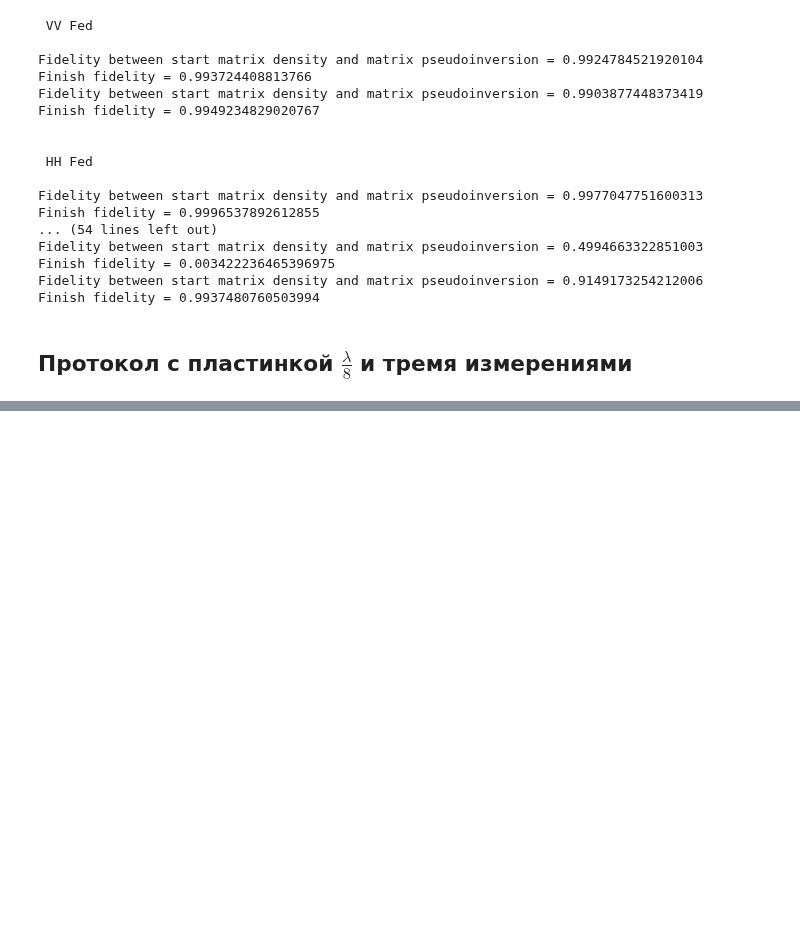
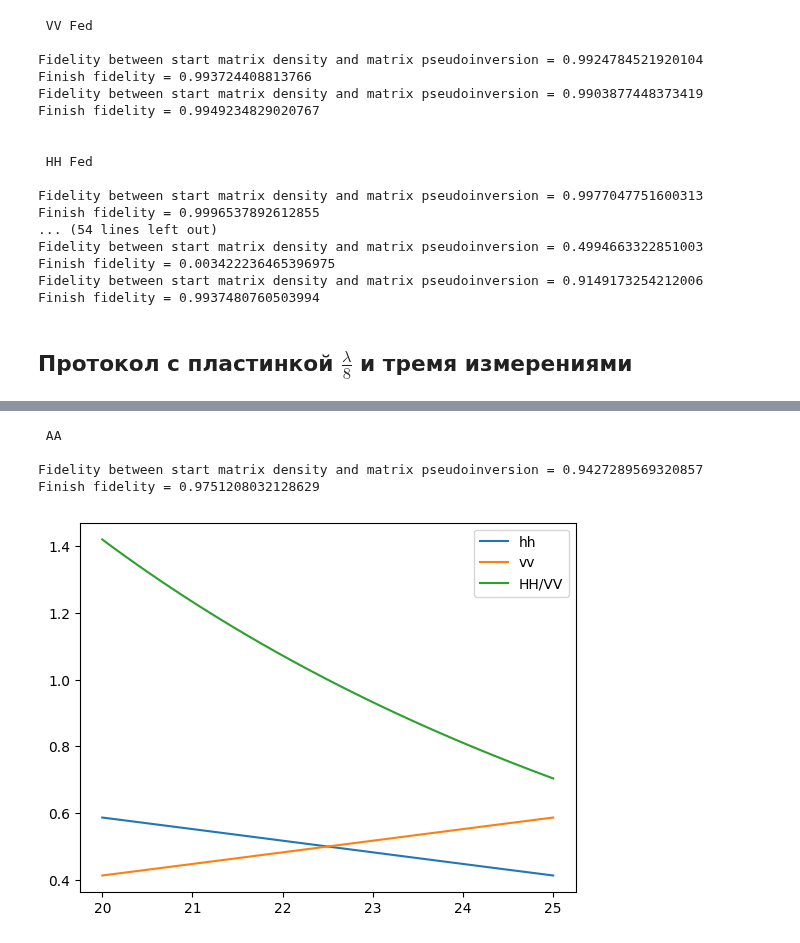
Before and after one commit to Denis-chupa/Quantum_tools, a Jupyter notebook: Tomography/src/research_data/result_expirement_qutrit.ipynb, the cells around one changed output, grey strips where cells are left out. Saved outputs shown, nothing was run; the diff lists cells and outputs as text; code cells hidden in the pictures; blank space fills up the shorter version.

```diff
--- a/Tomography/src/research_data/result_expirement_qutrit.ipynb
+++ b/Tomography/src/research_data/result_expirement_qutrit.ipynb
@@ -2176,0 +2552,54 @@ array([[0.3017767 ],
+# %%
+print("\n\n AA  \n")
+# # 20 повторения по 10с при HWP_p под 0
+# Noise
+# 0.2 18.1 172.9
+# 197.75 12.85 0.05
+# Калибровка  51.2 100.1 38.6 под 21 градусом
+
+n_hh = 0 / 172.9
+n_hv_1 = 0 / 172.9
+n_hv_2 = 0 / 264
+n_vv = 0 / 197.75
+
+
+sigma1 = 30.2 - 59.6 * n_hh
+sigma2 = (44.2 - 63.6 * n_hv_1 - 59.6 * n_hv_2) / 2
+sigma3 = 8.6 - 63.6 * n_vv
+
+phh = Start_protocol.dd
+# st =  U_2(45 * pi / 180) @ array([1, 0])
+# phh = Gl_2(22.5 * pi / 180)  @  array([[st[1]], [0], [st[0]]])
+khh = array([
+22.2 - 11 * n_hh, 40.6 - 167.1 * n_hv_1 - 11 * n_hv_2, 12 - 167.1 * n_vv,
+35.8 - 11.4 * n_hh, 43 - 151.7  * n_hv_1 - 11.4 * n_hv_2, 7.6 - 151.7  * n_vv,
+33 - 11.4 * n_hh, 40 - 151.7  * n_hv_1 - 11.4 * n_hv_2, 10.6 - 151.7  * n_vv
+])
+Start_protocol.experiment(khh, phh, sigma1, sigma2, sigma3, rank)
+# %% [output]
+ AA
+
+Fidelity between start matrix density and matrix pseudoinversion = 0.9427289569320857
+Finish fidelity = 0.9751208032128629
+# %%
+from numpy import linspace
+import matplotlib.pyplot as plt
+
+x = linspace(20,25,100)
+hh_list = []
+vv_list = []
+ang_exp = 0
+for ang_var in x:
+    hh = abs(Gl_4(0 * pi / 180)  @ Gl_2(ang_exp * pi / 180)  @  Gl_4(0 * pi / 180)  @ Gl_2(ang_var * pi / 180)  @ array([[1], [0], [0]]))[0]
+    vv = abs(Gl_4(0 * pi / 180)  @ Gl_2(ang_exp * pi / 180)  @  Gl_4(0 * pi / 180)  @ Gl_2(ang_var * pi / 180)  @ array([[1], [0], [0]]))[2]
+    hh_list.append(hh)
+    vv_list.append(vv)
+
+plt.plot(x, hh_list, label='hh')
+plt.plot(x, vv_list, label='vv')
+plt.plot(x, array(hh_list)/array(vv_list), label='HH/VV')
+
+plt.legend()
+plt.show()
+# %% [output]
+[figure, added]
```
Also changed, not shown: parts of 8 cells of this notebook, 1 other file.
